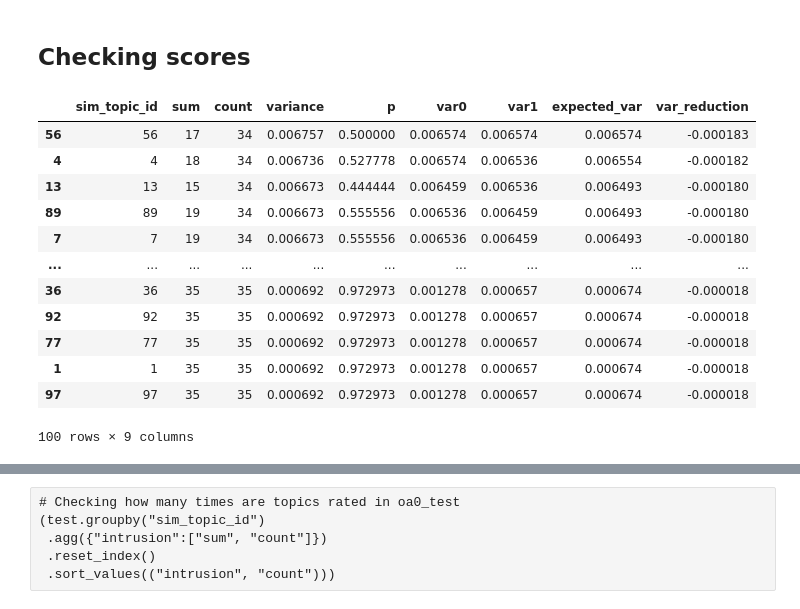
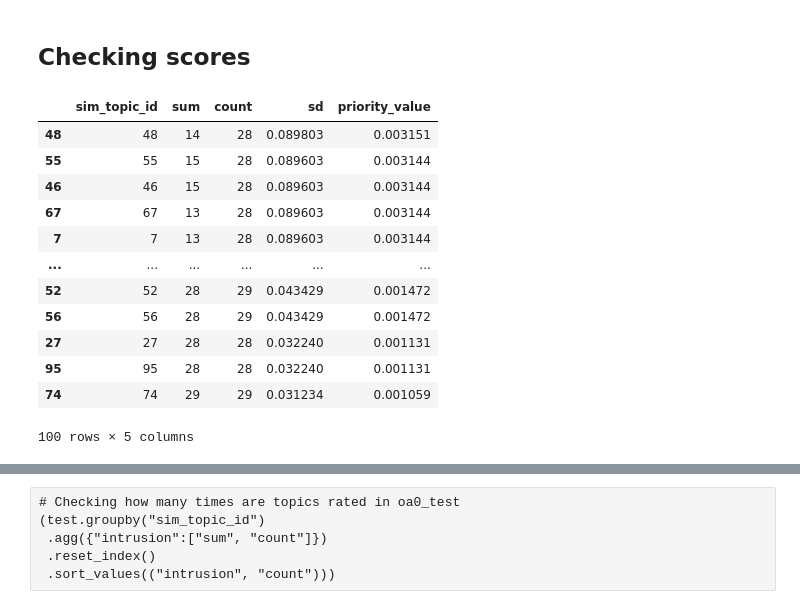
Before and after one commit to imrogerjiang/bayesian-inference-topic-measures, a Jupyter notebook: Checking Optimal Allocation.ipynb, the cells around one changed output, grey strips where cells are left out. Cells and saved outputs as stored; diff of their text form; code cells hidden in the pictures.

```diff
--- a/Checking Optimal Allocation.ipynb
+++ b/Checking Optimal Allocation.ipynb
@@ -123,32 +120,32 @@ testOA = pd.read_csv(f"data/oa1_test/score_{sim_id}.csv")
 # %%
 # Checking expected variance reduction
 scores=test
 s = (scores.groupby("sim_topic_id").agg({"intrusion":"sum"})
      .rename(columns={"intrusion":"sum"}).reset_index())
 c = (scores.groupby("sim_topic_id").agg({"intrusion":"count"})
      .rename(columns={"intrusion":"count"}).reset_index())
-topic_var = pd.merge(s, c, on="sim_topic_id")
-topic_var["variance"]=postrr_var(topic_var["sum"], topic_var["count"])
-topic_var["p"] = postrr_p(topic_var["sum"], topic_var["count"])
-topic_var["var0"] = postrr_var(topic_var["sum"], topic_var["count"]+1)
-topic_var["var1"] = postrr_var(topic_var["sum"]+1, topic_var["count"]+1)
-topic_var["expected_var"] = topic_var["p"]*topic_var["var1"]+(1-topic_var["p"])*topic_var["var0"]
-topic_var["var_reduction"] = topic_var["expected_var"]-topic_var["variance"]
-topic_var.sort_values("var_reduction")
+topic_sd = pd.merge(s, c, on="sim_topic_id")
+
+# Calculating variance
+topic_sd["sd"] = postrr_var(topic_sd["sum"], topic_sd["count"])**0.5
+
+# Calculation priority values (wright_equivalence_2012)
+topic_sd["priority_value"] = topic_sd["sd"]/(topic_sd["count"] * (topic_sd["count"]+1))**0.5
+topic_sd.sort_values("priority_value", ascending=False)
 # %% [output]
-|  | sim_topic_id | sum | count | variance | p | var0 | var1 | expected_var | var_reduction |
-| 56 | 56 | 17 | 34 | 0.006757 | 0.500000 | 0.006574 | 0.006574 | 0.006574 | -0.000183 |
-| 4 | 4 | 18 | 34 | 0.006736 | 0.527778 | 0.006574 | 0.006536 | 0.006554 | -0.000182 |
-| 13 | 13 | 15 | 34 | 0.006673 | 0.444444 | 0.006459 | 0.006536 | 0.006493 | -0.000180 |
-| 89 | 89 | 19 | 34 | 0.006673 | 0.555556 | 0.006536 | 0.006459 | 0.006493 | -0.000180 |
-| 7 | 7 | 19 | 34 | 0.006673 | 0.555556 | 0.006536 | 0.006459 | 0.006493 | -0.000180 |
-| ... | ... | ... | ... | ... | ... | ... | ... | ... | ... |
-| 36 | 36 | 35 | 35 | 0.000692 | 0.972973 | 0.001278 | 0.000657 | 0.000674 | -0.000018 |
-| 92 | 92 | 35 | 35 | 0.000692 | 0.972973 | 0.001278 | 0.000657 | 0.000674 | -0.000018 |
-| 77 | 77 | 35 | 35 | 0.000692 | 0.972973 | 0.001278 | 0.000657 | 0.000674 | -0.000018 |
-| 1 | 1 | 35 | 35 | 0.000692 | 0.972973 | 0.001278 | 0.000657 | 0.000674 | -0.000018 |
-| 97 | 97 | 35 | 35 | 0.000692 | 0.972973 | 0.001278 | 0.000657 | 0.000674 | -0.000018 |
+|  | sim_topic_id | sum | count | sd | priority_value |
+| 48 | 48 | 14 | 28 | 0.089803 | 0.003151 |
+| 55 | 55 | 15 | 28 | 0.089603 | 0.003144 |
+| 46 | 46 | 15 | 28 | 0.089603 | 0.003144 |
+| 67 | 67 | 13 | 28 | 0.089603 | 0.003144 |
+| 7 | 7 | 13 | 28 | 0.089603 | 0.003144 |
+| ... | ... | ... | ... | ... | ... |
+| 52 | 52 | 28 | 29 | 0.043429 | 0.001472 |
+| 56 | 56 | 28 | 29 | 0.043429 | 0.001472 |
+| 27 | 27 | 28 | 28 | 0.032240 | 0.001131 |
+| 95 | 95 | 28 | 28 | 0.032240 | 0.001131 |
+| 74 | 74 | 29 | 29 | 0.031234 | 0.001059 |
-100 rows × 9 columns
+100 rows × 5 columns
 # %%
 # Checking expected variance reduction
 scores=testOA
```
Also changed, not shown: parts of 22 cells of this notebook, 2 other files.
